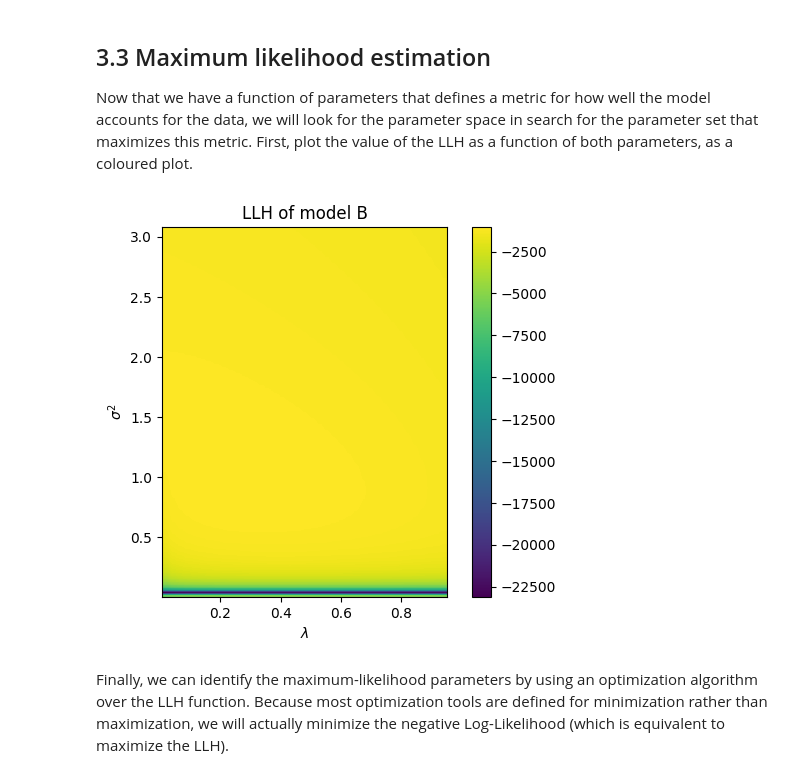
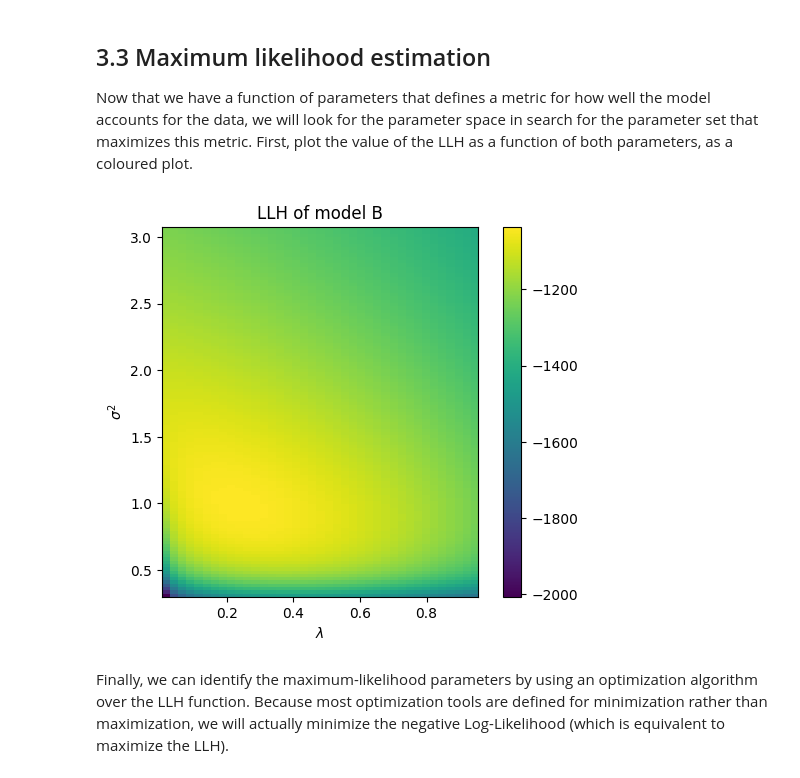
Before and after one commit to LuisKleinwort/CognitiveModelling2024Assignment1, a Jupyter notebook: tutorial_1A.ipynb, the cells around one changed output. Cells and saved outputs as stored; diff of their text form; code cells hidden in the pictures.

Commit message:
fix plot

```diff
--- a/tutorial_1A.ipynb
+++ b/tutorial_1A.ipynb
@@ -418,29 +418,29 @@ First, plot the value of the LLH as a function of both parameters, as a coloured
 # %%
 # define linearly space values of Lambda and sigma
 Lambda = np.arange(0.005, 0.96, 0.025)
-sigma = np.arange(0.005, 3.1, 0.025)
+sigma = np.arange(0.3, 3.1, 0.025)
 
 # compute all possible pairs of parameter values (defining a grid)
 LL, ss = np.meshgrid(Lambda, sigma)
 
 # compute LLH for each of these parameter sets
 LLH = np.zeros(LL.shape)
 for j in range(LL.shape[0]):
     for k in range(LL.shape[1]):
         LLH[j,k] = LogLikelihood_modelB(df_exp, Lambda=Lambda[k], sigma_d=sigma[j])
 
 # define function to plot Log-Likelihood profile
 def show_LL(LLH,Lambda,sigma):
     im=plt.imshow(np.flipud(LLH), extent=[Lambda[0],Lambda[-1],sigma[0],sigma[-1]]);
     plt.gca().set_aspect(0.4)
     plt.ylabel('$\sigma^2$')
     plt.xlabel('$\lambda$')
     plt.colorbar(im)
 
 show_LL(LLH,Lambda,sigma)
 plt.title('LLH of model B');
 # %% [output]
-[figure, old version]
+[figure, new version]
 # %% [markdown]
 Finally, we can identify the maximum-likelihood parameters by using an optimization algorithm over the LLH function. Because most optimization tools are defined for minimization rather than maximization, we will actually minimize the negative Log-Likelihood (which is equivalent to maximize the LLH).
 # %%
```
Also changed, not shown: parts of 1 cell of this notebook.
